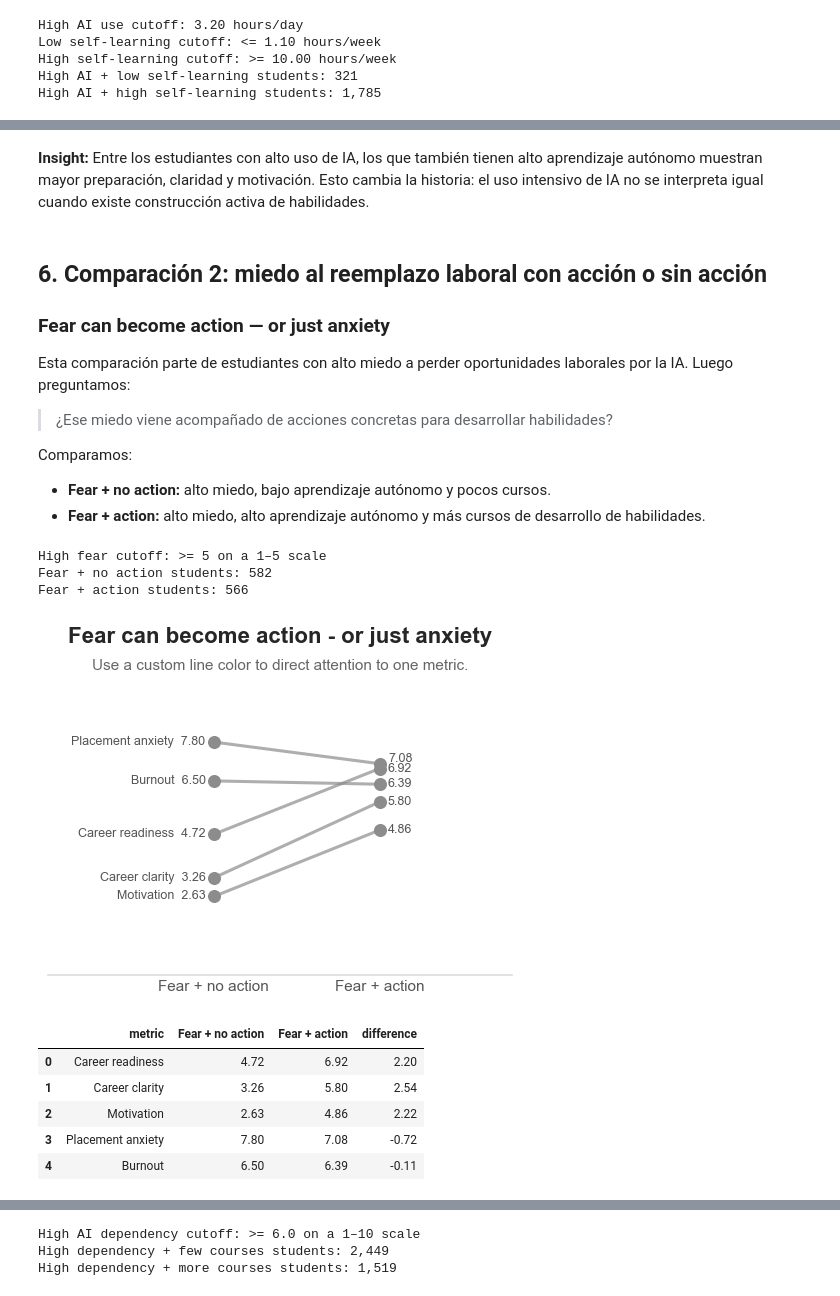
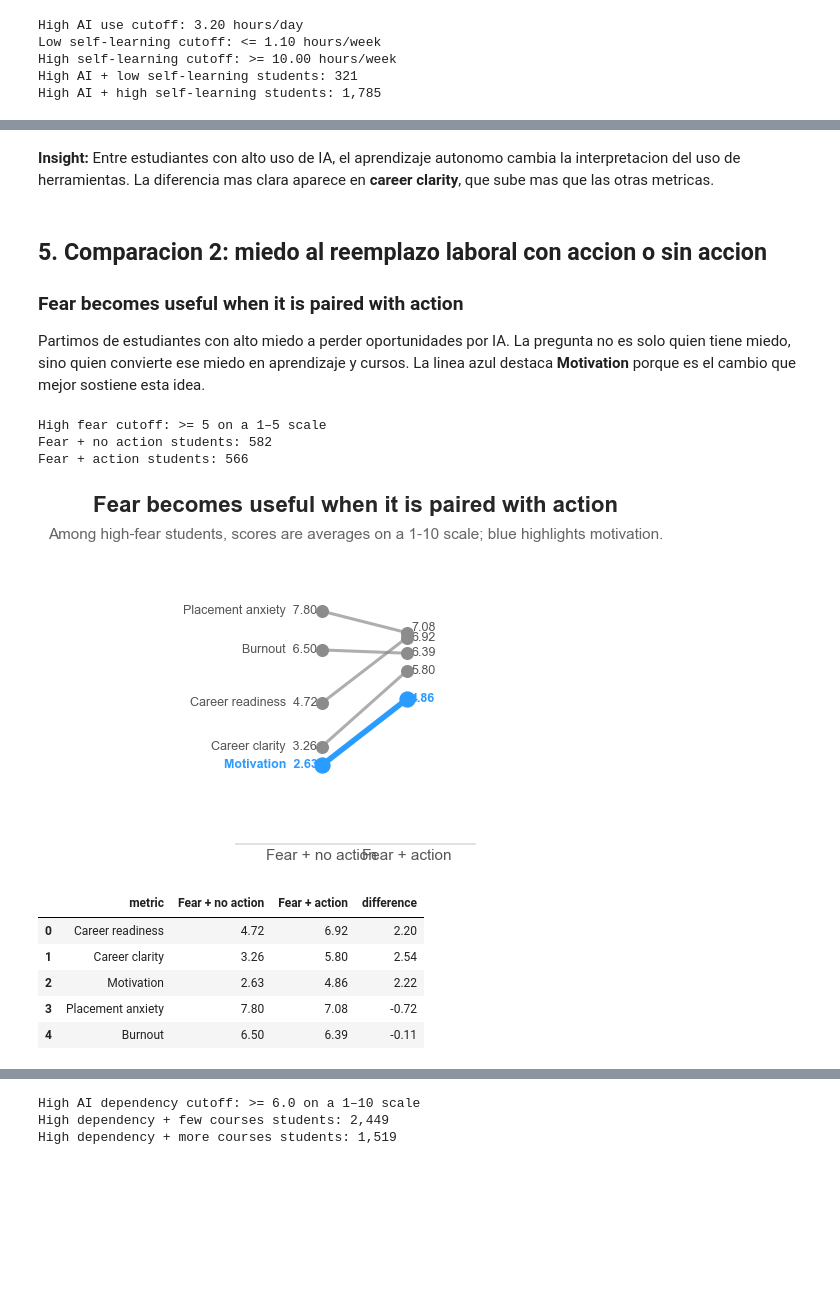
Before and after one commit to David7537/DataVizProject, a Jupyter notebook: EL BUENO.ipynb, the cells around one changed output, grey strips where cells are left out. Cells and saved outputs as stored; diff of their text form; code cells hidden in the pictures; blank space fills up the shorter version.

```diff
--- a/EL BUENO.ipynb
+++ b/EL BUENO.ipynb
@@ -29,6 +28,9 @@ plt.rcParams["figure.figsize"] = (10, 6)
 plt.rcParams["axes.spines.top"] = False
 plt.rcParams["axes.spines.right"] = False
 plt.rcParams["font.size"] = 11
+
+# Color oficial de enfasis del documento.
+OFFICIAL_BLUE = "#2b9cff"
 
 # Use only the real dataset stored in this project folder.
 PROJECT_DIR = Path(r"C:\Users\unbue\DataVizProject")
@@ -592,21 +710,12 @@ comp_self_learning.round(2)
 | 3 | Placement anxiety | 6.55 | 5.93 | -0.62 |
 | 4 | Burnout | 6.47 | 6.14 | -0.32 |
 # %% [markdown]
-
-**Insight:** Entre los estudiantes con alto uso de IA, los que también tienen alto aprendizaje autónomo muestran mayor preparación, claridad y motivación. Esto cambia la historia: el uso intensivo de IA no se interpreta igual cuando existe construcción activa de habilidades.
+**Insight:** Entre estudiantes con alto uso de IA, el aprendizaje autonomo cambia la interpretacion del uso de herramientas. La diferencia mas clara aparece en **career clarity**, que sube mas que las otras metricas.
 # %% [markdown]
+## 5. Comparacion 2: miedo al reemplazo laboral con accion o sin accion
+### Fear becomes useful when it is paired with action
 
-## 6. Comparación 2: miedo al reemplazo laboral con acción o sin acción
-### Fear can become action — or just anxiety
-
-Esta comparación parte de estudiantes con alto miedo a perder oportunidades laborales por la IA. Luego preguntamos:
-
-> ¿Ese miedo viene acompañado de acciones concretas para desarrollar habilidades?
-
-Comparamos:
-
-- **Fear + no action:** alto miedo, bajo aprendizaje autónomo y pocos cursos.
-- **Fear + action:** alto miedo, alto aprendizaje autónomo y más cursos de desarrollo de habilidades.
+Partimos de estudiantes con alto miedo a perder oportunidades por IA. La pregunta no es solo quien tiene miedo, sino quien convierte ese miedo en aprendizaje y cursos. La linea azul destaca **Motivation** porque es el cambio que mejor sostiene esta idea.
 # %%
 
 high_fear_cutoff = df["fear_of_job_loss_to_ai"].quantile(0.75)
@@ -646,11 +755,11 @@ right_label = "Fear + action"
 metrics_to_plot = core_metrics
 
 # --- TEXTOS Y SALIDA: cambia titulo, subtitulo y archivo PNG generado.
-chart_title = "Fear can become action - or just anxiety"
-chart_subtitle = "Use a custom line color to direct attention to one metric."
+chart_title = "Fear becomes useful when it is paired with action"
+chart_subtitle = "Among high-fear students, scores are averages on a 1-10 scale; blue highlights motivation."
 output_filename = "04_slope_fear_action.png"
 
-# --- COLORES GENERALES: gris base para lineas; usa line_color_overrides para enfasis.
+# --- COLORES GENERALES: gris base para lineas; usa line_color_overrides con OFFICIAL_BLUE para enfasis.
 left_color = "#8c8c8c"
 right_color = "#8c8c8c"
 down_color = "#8c8c8c"
@@ -658,8 +767,7 @@ subtitle_color = "#666666"
 
 # --- COLOR POR LINEA: descomenta o agrega metricas para cambiar colores.
 line_color_overrides = {
-    # "Career readiness": "#2ca02c",
-    # "Placement anxiety": "#d62728",
+    "Motivation": OFFICIAL_BLUE,
 }
 
 # --- OFFSETS DE ETIQUETAS: mueve SOLO textos si se enciman. Positivo sube, negativo baja.
@@ -685,34 +793,34 @@ comp_fear_action = create_comparison_df(
     left_group,
     right_group,
     left_label,
     right_label,
     metrics_to_plot,
     metric_labels
 )
 
 slope_graph(
     comp_fear_action,
     left_label,
     right_label,
     chart_title,
     output_filename,
     subtitle=chart_subtitle,
     left_color=left_color,
     right_color=right_color,
     down_color=down_color,
     line_color_overrides=line_color_overrides,
     subtitle_color=subtitle_color,
     label_y_offsets=label_y_offsets,
     y_axis_label=y_axis_label,
     figsize=fig_size,
     y_limits=y_limits,
     x_limits=x_limits,
     right_value_y_offsets=right_value_y_offsets
 )
 
 comp_fear_action.round(2)
 # %% [output]
-[figure, old version]
+[figure, new version]
 |  | metric | Fear + no action | Fear + action | difference |
 | 0 | Career readiness | 4.72 | 6.92 | 2.20 |
 | 1 | Career clarity | 3.26 | 5.80 | 2.54 |
```
Also changed, not shown: parts of 20 cells of this notebook.
